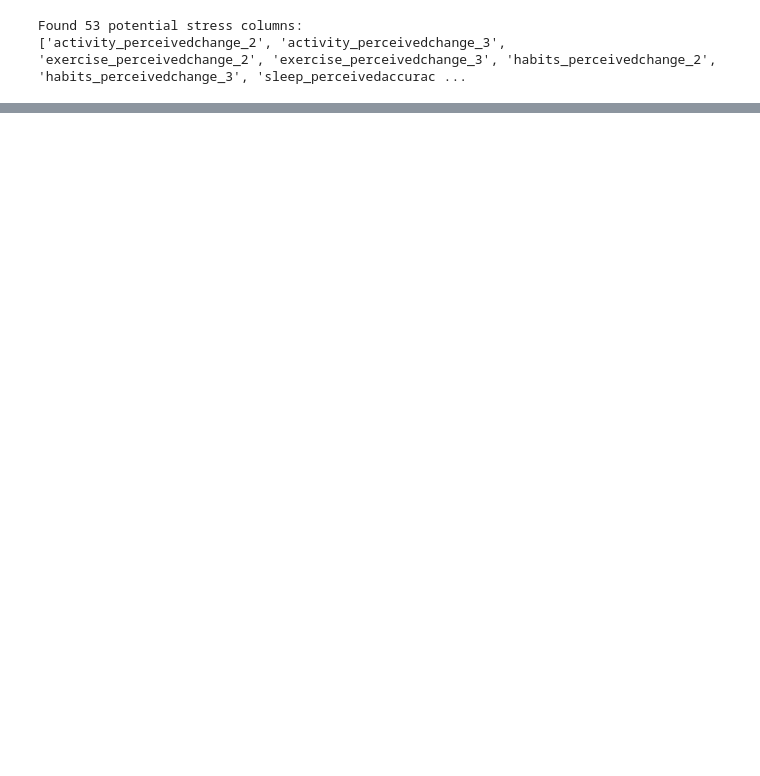
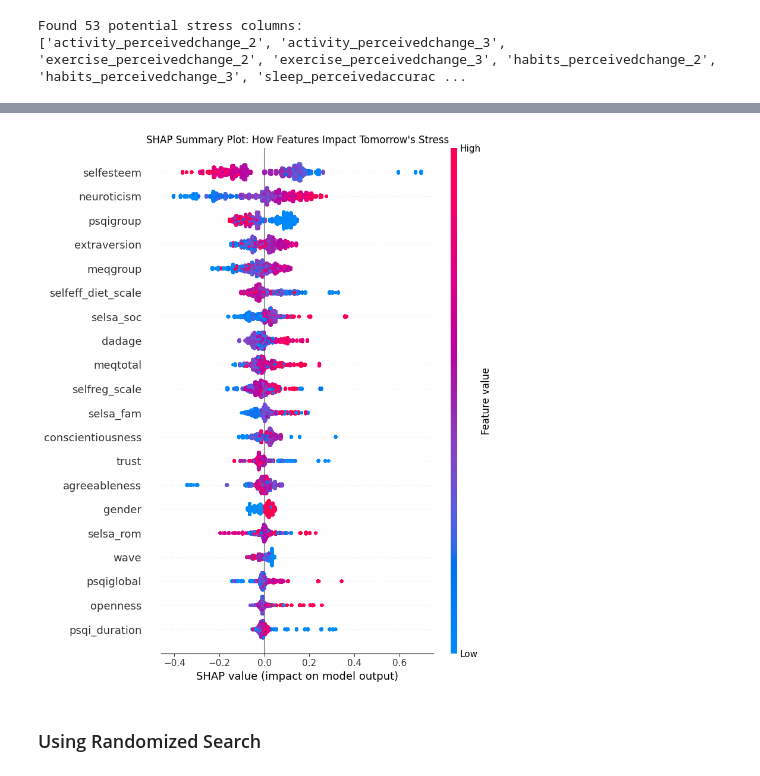
Before and after one commit to zhudiana/wearable-stress-model, a Jupyter notebook: notebooks/experiment2.ipynb, the cells around one changed output, grey strips where cells are left out. Saved outputs shown, nothing was run; the diff lists cells and outputs as text; code cells hidden in the pictures; blank space fills up the shorter version.

```diff
--- a/notebooks/experiment2.ipynb
+++ b/notebooks/experiment2.ipynb
@@ -618,0 +702,26 @@ ValueError: You are trying to merge on str and int64 columns for key 'egoid'. If
+# %%
+# 1. Ensure the data is perfectly sorted by person and time
+final_dataset['datadate'] = pd.to_datetime(final_dataset['datadate'])
+final_dataset = final_dataset.sort_values(by=['egoid', 'datadate']).reset_index(drop=True)
+
+# 2. Calculate the historical rolling averages for Stress (1, 7, 15, and 30 days)
+# 'stress' itself acts as the 1-day window (today's stress)
+windows = [7, 15, 30]
+
+for window in windows:
+    col_name = f'stress_{window}d_avg'
+    final_dataset[col_name] = final_dataset.groupby('egoid')['stress'].transform(
+        lambda x: x.rolling(window=window, min_periods=1).mean()
+    )
+
+# 3. Create the true target: Tomorrow's Stress
+# We shift by -1 to pull tomorrow's stress into today's row
+final_dataset['target_stress_tomorrow'] = final_dataset.groupby('egoid')['stress'].shift(-1)
+
+# 4. Drop the final day for each user since there is no "tomorrow" to predict
+final_dataset = final_dataset.dropna(subset=['target_stress_tomorrow']).reset_index(drop=True)
+
+# 5. Verify our new columns
+print(f"Final ML-Ready Shape: {final_dataset.shape}")
+print("New stress features added:")
+print([col for col in final_dataset.columns if 'stress' in col])
@@ -618,0 +1065,20 @@ ValueError: You are trying to merge on str and int64 columns for key 'egoid'. If
+# %%
+import shap
+import matplotlib.pyplot as plt
+
+# 1. Initialize the SHAP explainer with your Combined XGBoost model
+explainer = shap.TreeExplainer(xgb_comb)
+
+# 2. Sample the test data to calculate SHAP values quickly (5,000 rows is plenty for a good chart)
+X_shap = X_test_comb.sample(n=5000, random_state=42)
+
+# 3. Calculate the SHAP values
+shap_values = explainer.shap_values(X_shap)
+
+# 4. Generate the SHAP Summary Plot
+plt.title("SHAP Summary Plot: How Features Impact Tomorrow's Stress")
+shap.summary_plot(shap_values, X_shap, max_display=20)
+# %% [output]
+[figure, added]
+# %% [markdown]
+### Using Randomized Search
```
Also changed, not shown: parts of 36 cells of this notebook.
